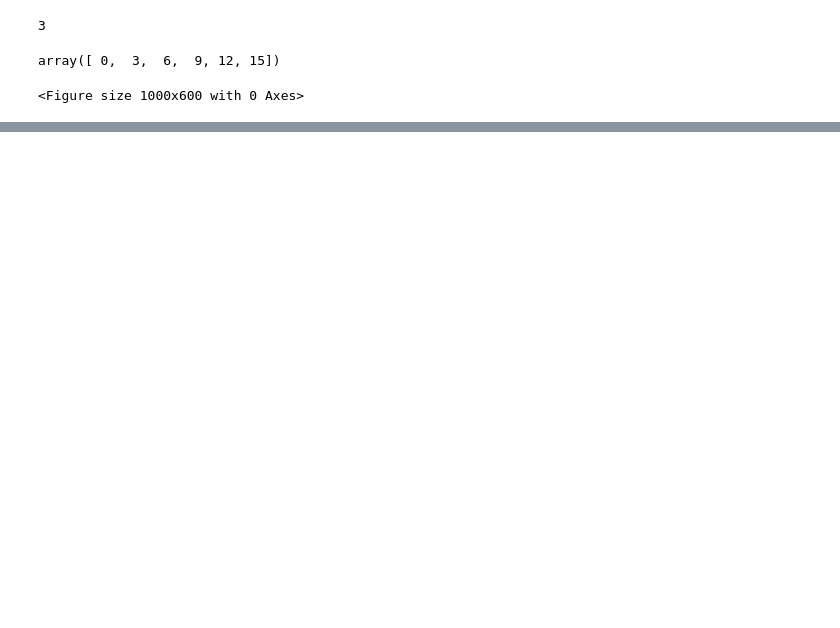
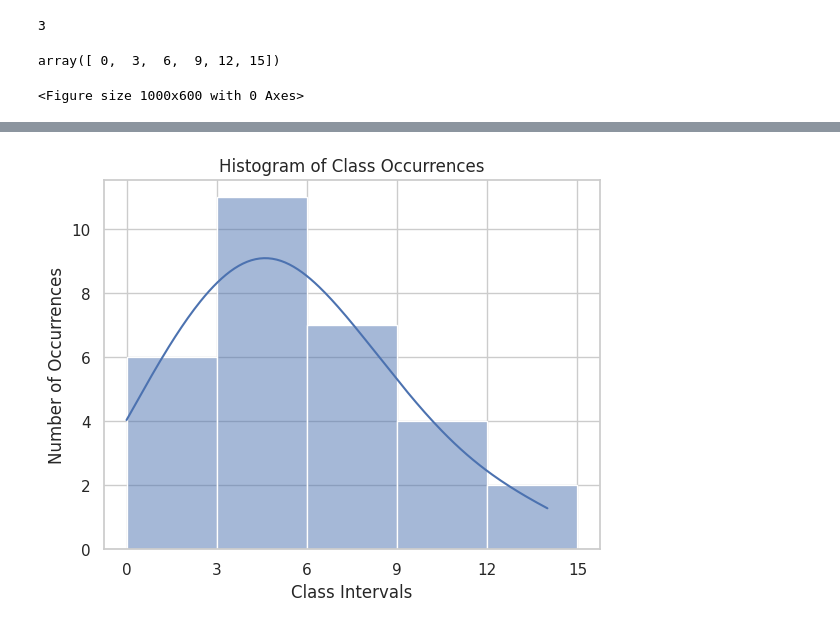
Before and after one commit to manujsinghwal/applied-statistics-in-python, a Jupyter notebook: 2. data-vizualization/the_histogram.ipynb, the cells around one changed output, grey strips where cells are left out. Saved outputs shown, nothing was run; the diff lists cells and outputs as text; code cells hidden in the pictures; blank space fills up the shorter version.

```diff
--- a/2. data-vizualization/the_histogram.ipynb
+++ b/2. data-vizualization/the_histogram.ipynb
@@ -111,0 +124,20 @@ plt.show()
+# %%
+# Plotting histogram
+# Adding a kernel density estimate to smooth the histogram, providing complementary information about the shape of the distribution
+sns.histplot(
+    data=df,
+    x='CallsPerDay',
+    bins=bins,
+    kde=True
+    )
+
+# Setting up x-axis ticks to match the bin edges
+plt.xticks(bins)
+
+# Adding labels and title
+plt.xlabel("Class Intervals")
+plt.ylabel("Number of Occurrences")
+plt.title("Histogram of Class Occurrences")
+plt.show()
+# %% [output]
+[figure, added]
```
Also changed, not shown: parts of 14 cells of this notebook.
